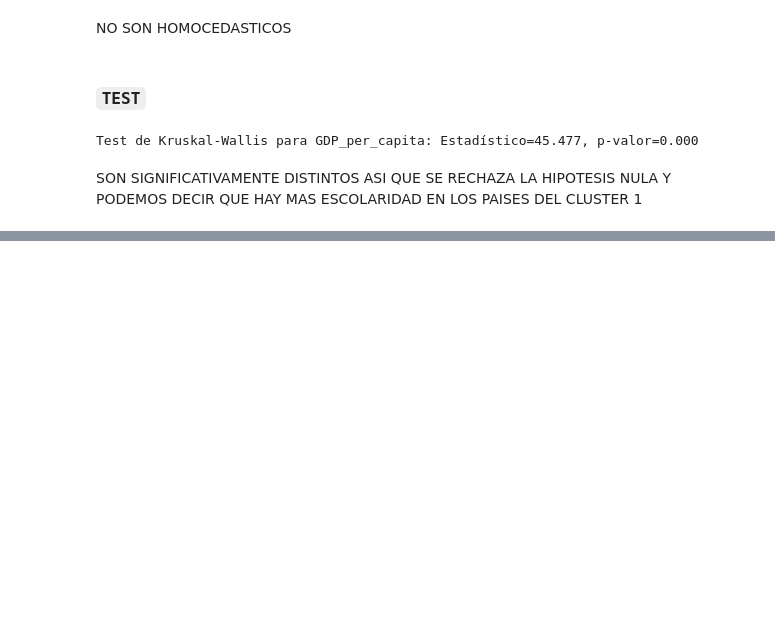
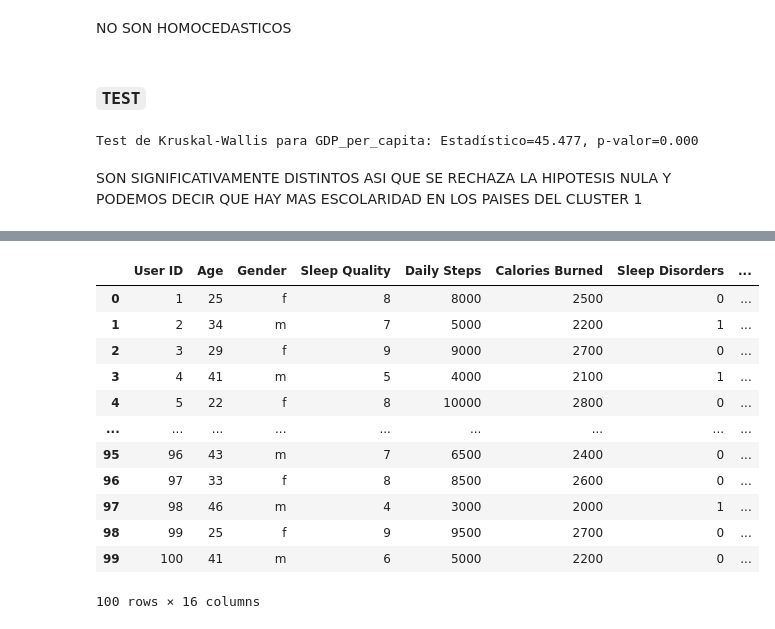
Before and after one commit to AgusDropOut/TPTestHipotesis, a Jupyter notebook: TestHipotesis.ipynb, the cells around one changed output, grey strips where cells are left out. Drawn from its saved outputs; the diff is of its cells as text; code cells hidden in the pictures; blank space fills up the shorter version.

```diff
--- a/TestHipotesis.ipynb
+++ b/TestHipotesis.ipynb
@@ -482,0 +530,15 @@ SON SIGNIFICATIVAMENTE DISTINTOS ASI QUE SE RECHAZA LA HIPOTESIS NULA Y PODEMOS
+# %%
+#Por las dudas hacemos un cambio de tipos a string.
+raw_dataset['Wake-up Time'] = raw_dataset['Wake-up Time'].astype(str)
+#Creamos la nueva columna con los valores correctos convertidos a segundos(todavia no estan los valores).
+raw_dataset['Wake-up Time NEW'] = 0
+#Por cada registro hacemos:
+for index,row in raw_dataset.iterrows():
+    #duracion original se vuelve el valor de duracion de la fila.
+    duracion_original = row['Wake-up Time']
+    #Separamos por : los minutos y segundos.
+    minutos , segundos = duracion_original.split(':')
+    #Asignamos los minutos * 60 + los segundos obtenidos a la fila en la columna nueva, casteamos ambos parametros a segundos porque sino hace cualquier cosa.
+    raw_dataset.at[index,'Wake-up Time NEW'] = int(minutos) * 60 + int(segundos)
+#Mostramos resultados.
+raw_dataset.head()
@@ -482,0 +559,16 @@ SON SIGNIFICATIVAMENTE DISTINTOS ASI QUE SE RECHAZA LA HIPOTESIS NULA Y PODEMOS
+# %%
+raw_dataset
+# %% [output]
+|  | User ID | Age | Gender | Sleep Quality | Daily Steps | Calories Burned | Sleep Disorders | ... |
+| 0 | 1 | 25 | f | 8 | 8000 | 2500 | 0 | ... |
+| 1 | 2 | 34 | m | 7 | 5000 | 2200 | 1 | ... |
+| 2 | 3 | 29 | f | 9 | 9000 | 2700 | 0 | ... |
+| 3 | 4 | 41 | m | 5 | 4000 | 2100 | 1 | ... |
+| 4 | 5 | 22 | f | 8 | 10000 | 2800 | 0 | ... |
+| ... | ... | ... | ... | ... | ... | ... | ... | ... |
+| 95 | 96 | 43 | m | 7 | 6500 | 2400 | 0 | ... |
+| 96 | 97 | 33 | f | 8 | 8500 | 2600 | 0 | ... |
+| 97 | 98 | 46 | m | 4 | 3000 | 2000 | 1 | ... |
+| 98 | 99 | 25 | f | 9 | 9500 | 2700 | 0 | ... |
+| 99 | 100 | 41 | m | 6 | 5000 | 2200 | 0 | ... |
+100 rows × 16 columns
```
Also changed, not shown: parts of 41 cells of this notebook, 1 other file.
